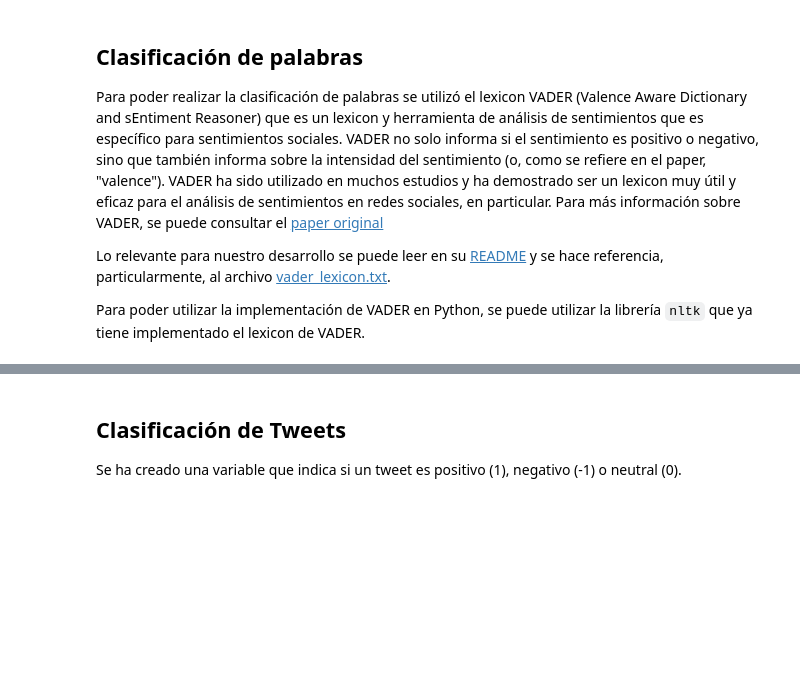
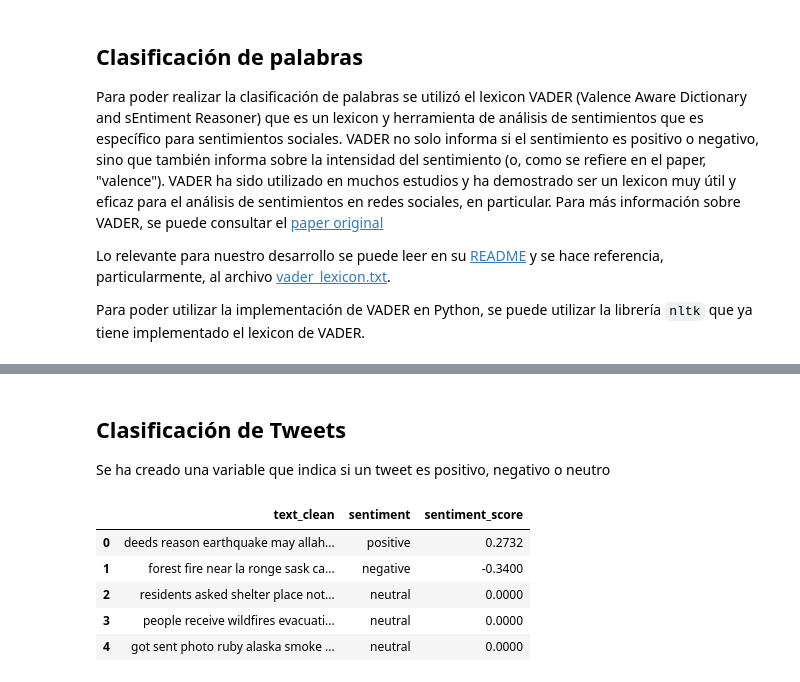
Before and after one commit to FranzCastillo/Sentiment-Analysis, a Jupyter notebook: src/ejercicio1.ipynb, the cells around one changed output, grey strips where cells are left out. Drawn from its saved outputs; the diff is of its cells as text; code cells hidden in the pictures; blank space fills up the shorter version.

```diff
--- a/src/ejercicio1.ipynb
+++ b/src/ejercicio1.ipynb
@@ -180,6 +181,6 @@ True
 sia = SentimentIntensityAnalyzer()
 # %% [markdown]
 ## Clasificación de Tweets
-Se ha creado una variable que indica si un tweet es positivo (1), negativo (-1) o neutral (0).
+Se ha creado una variable que indica si un tweet es positivo, negativo o neutro
 # %%
 def classify_tweet(text):
@@ -186,0 +196,9 @@ def classify_tweet(text):
+# %%
+df[['text_clean', 'sentiment', 'sentiment_score']].head(5)
+# %% [output]
+|  | text_clean | sentiment | sentiment_score |
+| 0 | deeds reason earthquake may allah... | positive | 0.2732 |
+| 1 | forest fire near la ronge sask ca... | negative | -0.3400 |
+| 2 | residents asked shelter place not... | neutral | 0.0000 |
+| 3 | people receive wildfires evacuati... | neutral | 0.0000 |
+| 4 | got sent photo ruby alaska smoke ... | neutral | 0.0000 |
```
Also changed, not shown: parts of 17 cells of this notebook.
